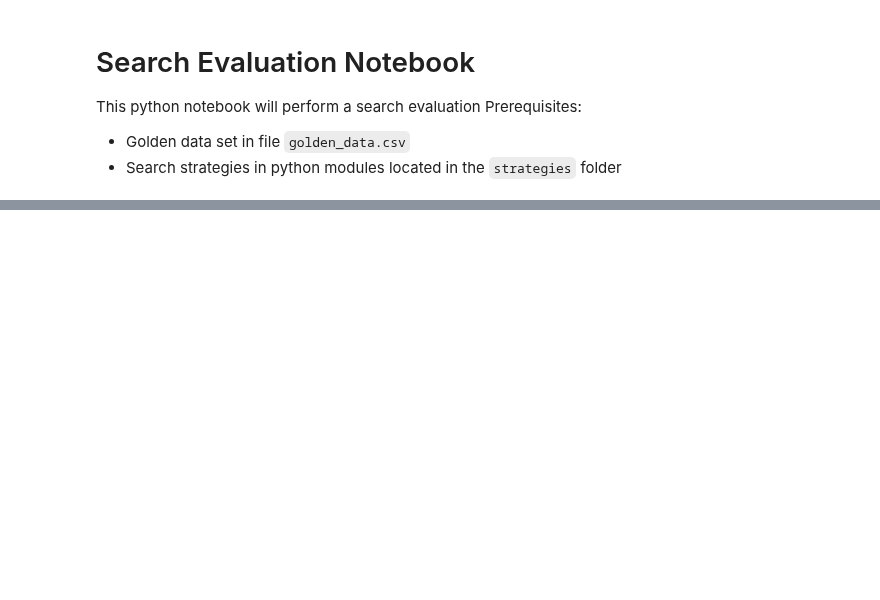
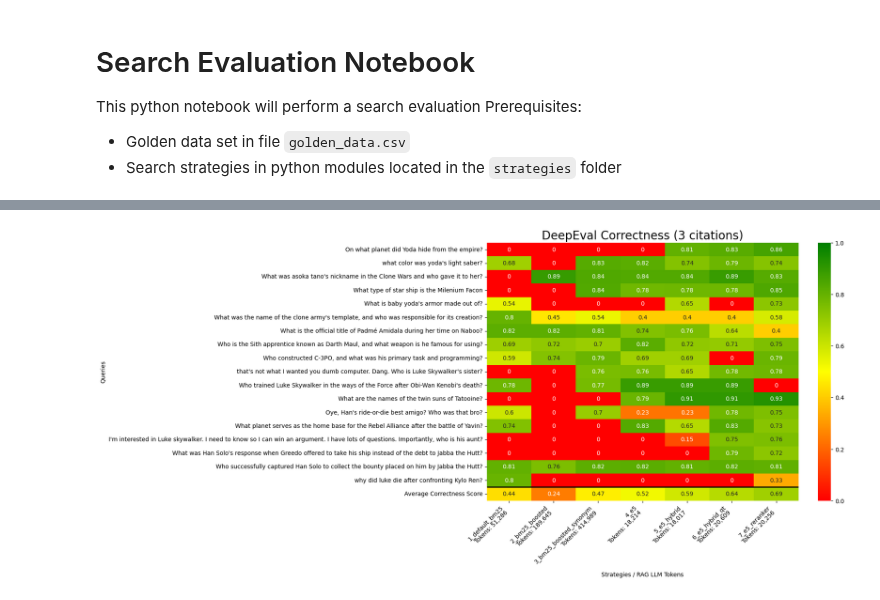
Before and after one commit to elastic/genai-workshops, a Jupyter notebook: searcheval/Search_Evaluation.ipynb, the cells around one changed output, grey strips where cells are left out. Saved outputs shown, nothing was run; the diff lists cells and outputs as text; code cells hidden in the pictures; blank space fills up the shorter version.

```diff
--- a/searcheval/Search_Evaluation.ipynb
+++ b/searcheval/Search_Evaluation.ipynb
@@ -111,14 +159,16 @@ vis_deep_eval_correct_tests(DEEPEVAL_OUTPUT_JSON)
 # %%
-# ## We'll uncomment this in a later Exercise
-# ## Here's an alternate RAG setup sending 1/3 the tokens to the LLM to save inferences costs
-# ## We should see rescore really shine here
+## We'll uncomment this in a later Exercise
+## Here's an alternate RAG setup sending 1/3 the tokens to the LLM to save inferences costs
+## We should see rescore really shine here
 
-# ## Search Top 6 documents, with 3 inner hits per doc, send a max of 3 citationss to the LLM for RAG
-# deepEvalScores = run_deepeval(es, strategy_modules, golden_data, rag_system_prompt,6, 3, 3)
+## Search Top 6 documents, with 3 inner hits per doc, send a max of 3 citationss to the LLM for RAG
+deepEvalScores = run_deepeval(es, strategy_modules, golden_data, rag_system_prompt,6, 3, 3)
 
 
-# ## save the scores to disk
-# output_deepeval_results(f"{DEEPEVAL_OUTPUT_JSON}_2", deepEvalScores)
-# print(f"\nDeepEval scores saved to {DEEPEVAL_OUTPUT_JSON}_2")
+## save the scores to disk
+output_deepeval_results(f"{DEEPEVAL_OUTPUT_JSON}_2", deepEvalScores)
+print(f"\nDeepEval scores saved to {DEEPEVAL_OUTPUT_JSON}_2")
 
-# vis_deep_eval_correct_tests(f"{DEEPEVAL_OUTPUT_JSON}_2")
+vis_deep_eval_correct_tests(f"{DEEPEVAL_OUTPUT_JSON}_2", "DeepEval Correctness (3 citations)")
+# %% [output]
+[figure, added]
```
Also changed, not shown: parts of 5 cells of this notebook, 6 other files.
